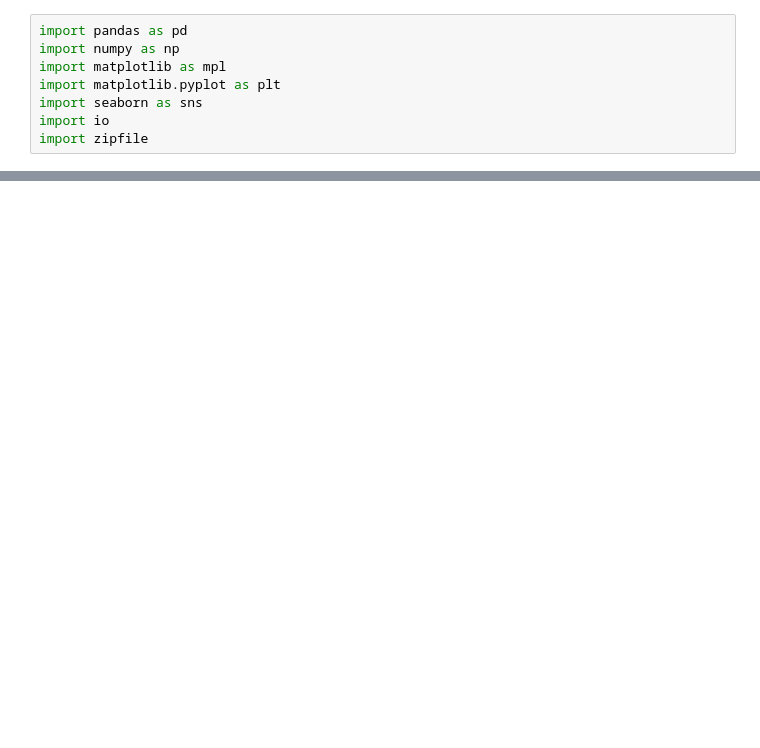
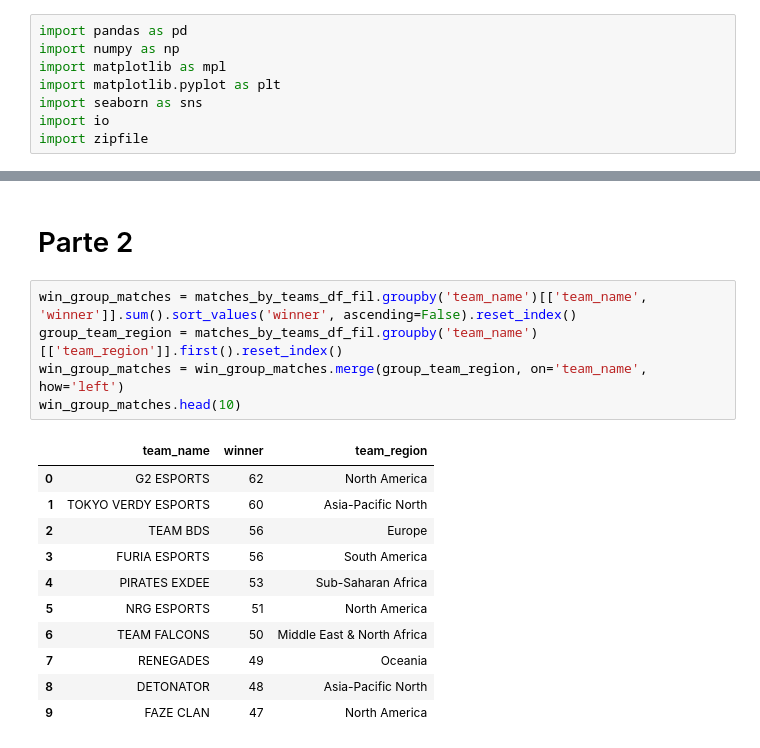
Before and after one commit to disotoc/RLCSAnalysis21-22, a Jupyter notebook: analysis.ipynb, the cells around one changed output, grey strips where cells are left out. Drawn from its saved outputs; the diff is of its cells as text; blank space fills up the shorter version.

```diff
--- a/analysis.ipynb
+++ b/analysis.ipynb
@@ -57,0 +124,19 @@ plt.show()
+# %% [markdown]
+# Parte 2
+# %%
+win_group_matches = matches_by_teams_df_fil.groupby('team_name')[['team_name', 'winner']].sum().sort_values('winner', ascending=False).reset_index()
+group_team_region = matches_by_teams_df_fil.groupby('team_name')[['team_region']].first().reset_index()
+win_group_matches = win_group_matches.merge(group_team_region, on='team_name', how='left')
+win_group_matches.head(10)
+# %% [output]
+|  | team_name | winner | team_region |
+| 0 | G2 ESPORTS | 62 | North America |
+| 1 | TOKYO VERDY ESPORTS | 60 | Asia-Pacific North |
+| 2 | TEAM BDS | 56 | Europe |
+| 3 | FURIA ESPORTS | 56 | South America |
+| 4 | PIRATES EXDEE | 53 | Sub-Saharan Africa |
+| 5 | NRG ESPORTS | 51 | North America |
+| 6 | TEAM FALCONS | 50 | Middle East & North Africa |
+| 7 | RENEGADES | 49 | Oceania |
+| 8 | DETONATOR | 48 | Asia-Pacific North |
+| 9 | FAZE CLAN | 47 | North America |
```
Also changed, not shown: parts of 9 cells of this notebook.
